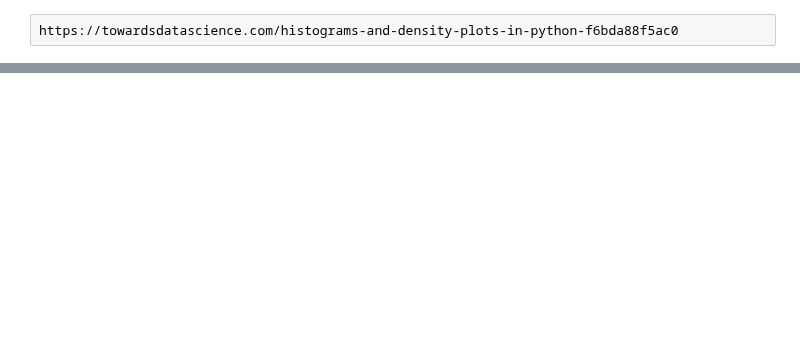
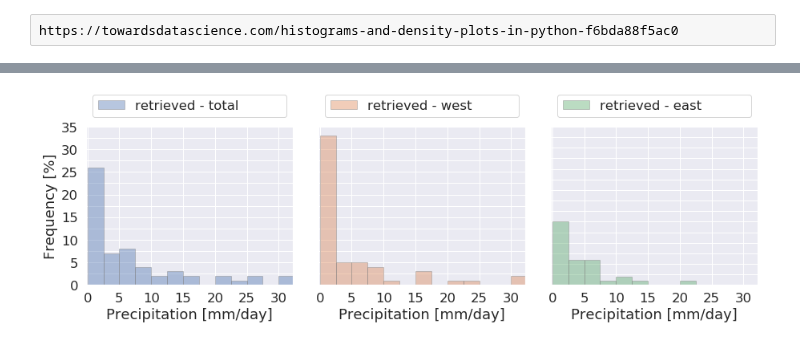
Before and after one commit to franzihe/research_Haukeli, a Jupyter notebook: Weathermast_Retrieval_MEPS/plt_density_histogram.ipynb, the cells around one changed output, grey strips where cells are left out. Saved outputs shown, nothing was run; the diff lists cells and outputs as text; code cells hidden in the pictures; blank space fills up the shorter version.

```diff
--- a/Weathermast_Retrieval_MEPS/plt_density_histogram.ipynb
+++ b/Weathermast_Retrieval_MEPS/plt_density_histogram.ipynb
@@ -261,40 +270,47 @@ seaborn.set(font_scale=1.5)
 seaborn.set_style("darkgrid")
 
 
 # Three subplots, unpack the axes array immediately
 f, axs = plt.subplots(1, 3, sharey=True)
 f.set_figheight(4.5)
 f.set_figwidth(13)
 f.subplots_adjust(hspace=.35, wspace=.15)
 
 
 for col in range(3):
     bar = seaborn.distplot(ret_precipitation_24[col,np.where(~np.isnan(ret_precipitation_24[col,:]))],
                            hist=True, kde=False,
-     #        bins=int(31*2),
-            bins=int(int(np.round(np.max(ret_precipitation_24[col,np.where(~np.isnan(ret_precipitation_24[col,:]))]),1)*2)),
+            bins=int(14),
+    #        bins=int(int(np.round(np.max(ret_precipitation_24[col,np.where(~np.isnan(ret_precipitation_24[col,:]))]),1)*2)),
                      color = palette[col],
-             hist_kws={'edgecolor':'grey',},
+             hist_kws={'edgecolor':'grey','range':(0,35)},
              kde_kws={'linewidth': 4}, ax=axs[col],
              label = np.array(ret_direction)[col])
     axs[col].legend(bbox_to_anchor=(0,1.02,1,0.2), loc='lower left', mode='expand',fancybox=True, facecolor ='white')
-    axs[col].set_xlim([-0.25,31.25])
-    axs[col].set_ylim([0,25])
+    axs[col].set_xlim([-0.25,32.25])
+    axs[col].set_ylim([0,35])
+#    axs[col].set_ylim([0,0.25])
     axs[col].set_xticks(np.arange(0,35,5))
 
-    axs[col].set_yticks(np.arange(0,30,2.5))
-    axs[col].set_yticklabels(['0', '', '5', '', '10', '', '15', '', '20','','25'])
+    axs[col].set_yticks(np.arange(0,40,2.5))
+#    axs[col].set_yticks(np.arange(0,0.30,0.025))
+    axs[col].set_yticklabels(['0', '', '5', '', '10', '', '15', '', '20','','25','','30','','35'])
+#    axs[col].set_yticklabels(['0.0', '', '0.05', '', '0.10', '', '0.15', '', '0.20','','0.25','','0.30','','0.35'])
     axs[col].set_xlabel('Precipitation [mm/day]')
     axs[0].set_ylabel('Frequency [%]')
+#    axs[0].set_ylabel('Density')
 plt.tight_layout()
 
 if savefig == 1:
     cF.createFolder('%s/' %(figdir))
     fig_name = 'winter_16_17_ret_histogram'
+#    fig_name = 'winter_16_17_ret_hist_dens'
     plt.savefig('%s/%s.%s' %(figdir, fig_name,form), format = form, bbox_inches ='tight')
     print('plot saved: %s/%s' %(figdir, fig_name))
 else:
     plt.show()
+# %% [output]
+[figure, added]
 # %%
 # Three subplots, unpack the axes array immediately
 f, axs = plt.subplots(1, 1, sharey=True)
```
Also changed, not shown: parts of 9 cells of this notebook.
